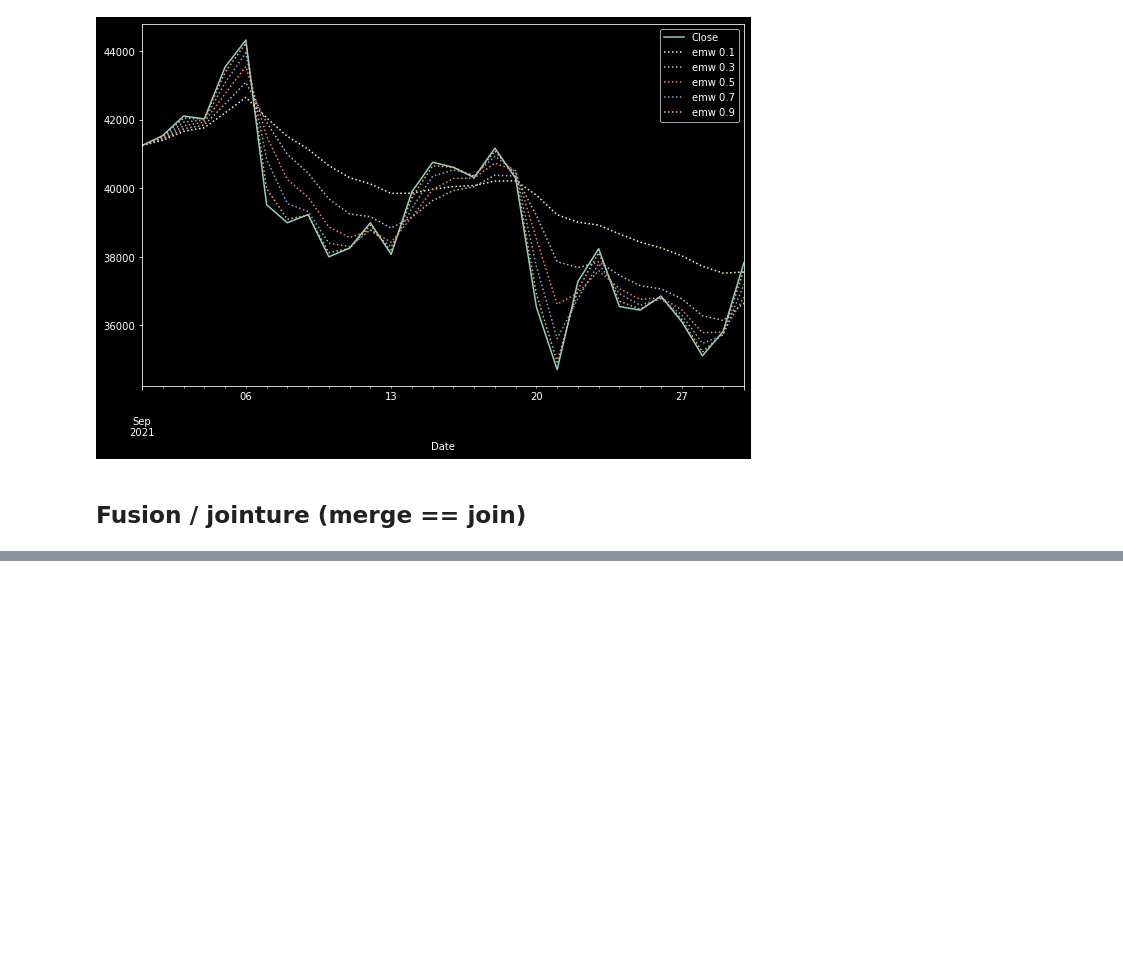
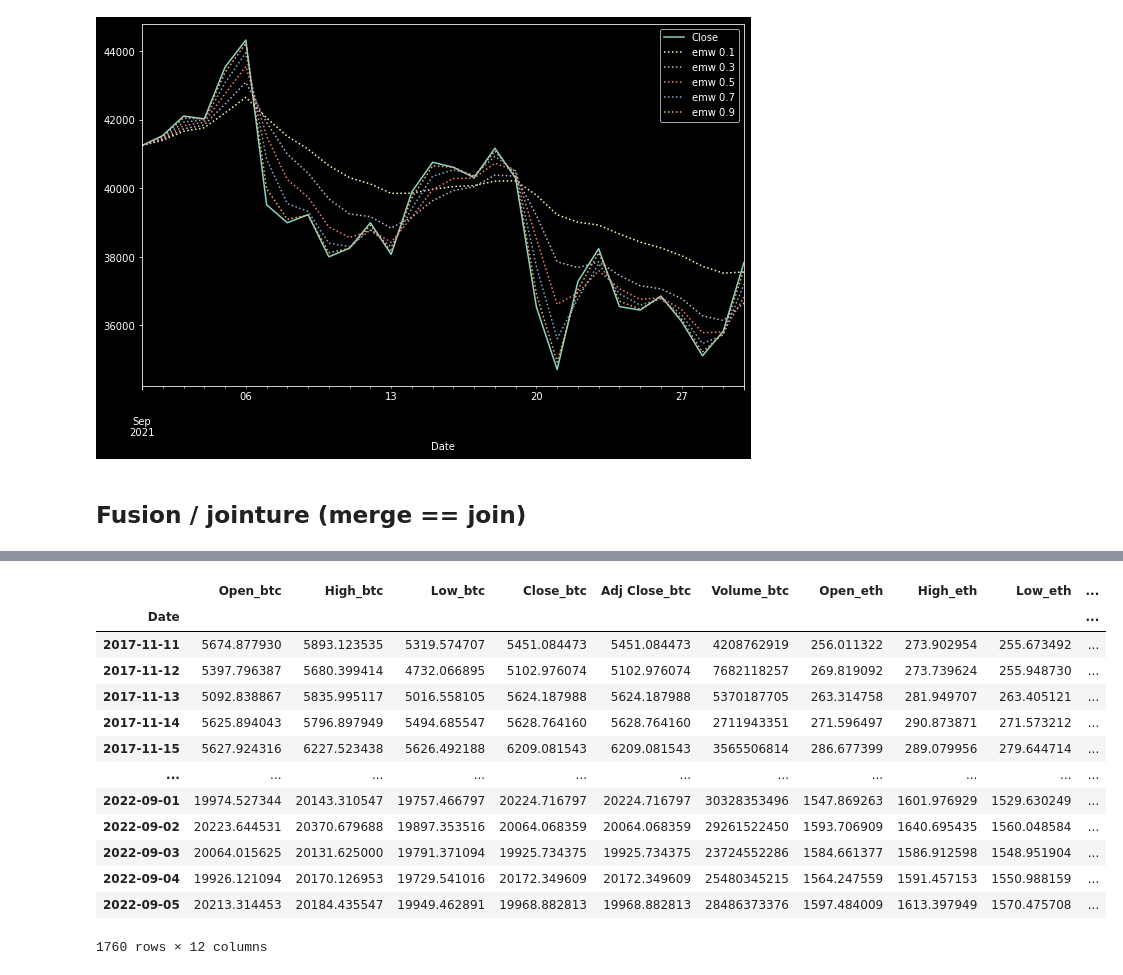
Before and after one commit to Franck-PepperLabs/pepper_data-science_practising, a Jupyter notebook: Machine Learnia/jupyter/ml_18_pandas_timeseries.ipynb, the cells around one changed output, grey strips where cells are left out. Saved outputs shown, nothing was run; the diff lists cells and outputs as text; code cells hidden in the pictures; blank space fills up the shorter version.

```diff
--- a/Machine Learnia/jupyter/ml_18_pandas_timeseries.ipynb
+++ b/Machine Learnia/jupyter/ml_18_pandas_timeseries.ipynb
@@ -184,0 +212,18 @@ plt.show()
+# %%
+merged = btc_eur.join(eth_eur, how='inner', lsuffix='_btc', rsuffix='_eth')
+display(merged)
+# %% [output]
+|  | Open_btc | High_btc | Low_btc | Close_btc | Adj Close_btc | Volume_btc | Open_eth | High_eth | Low_eth | ... |
+| Date |  |  |  |  |  |  |  |  |  | ... |
+| 2017-11-11 | 5674.877930 | 5893.123535 | 5319.574707 | 5451.084473 | 5451.084473 | 4208762919 | 256.011322 | 273.902954 | 255.673492 | ... |
+| 2017-11-12 | 5397.796387 | 5680.399414 | 4732.066895 | 5102.976074 | 5102.976074 | 7682118257 | 269.819092 | 273.739624 | 255.948730 | ... |
+| 2017-11-13 | 5092.838867 | 5835.995117 | 5016.558105 | 5624.187988 | 5624.187988 | 5370187705 | 263.314758 | 281.949707 | 263.405121 | ... |
+| 2017-11-14 | 5625.894043 | 5796.897949 | 5494.685547 | 5628.764160 | 5628.764160 | 2711943351 | 271.596497 | 290.873871 | 271.573212 | ... |
+| 2017-11-15 | 5627.924316 | 6227.523438 | 5626.492188 | 6209.081543 | 6209.081543 | 3565506814 | 286.677399 | 289.079956 | 279.644714 | ... |
+| ... | ... | ... | ... | ... | ... | ... | ... | ... | ... | ... |
+| 2022-09-01 | 19974.527344 | 20143.310547 | 19757.466797 | 20224.716797 | 20224.716797 | 30328353496 | 1547.869263 | 1601.976929 | 1529.630249 | ... |
+| 2022-09-02 | 20223.644531 | 20370.679688 | 19897.353516 | 20064.068359 | 20064.068359 | 29261522450 | 1593.706909 | 1640.695435 | 1560.048584 | ... |
+| 2022-09-03 | 20064.015625 | 20131.625000 | 19791.371094 | 19925.734375 | 19925.734375 | 23724552286 | 1584.661377 | 1586.912598 | 1548.951904 | ... |
+| 2022-09-04 | 19926.121094 | 20170.126953 | 19729.541016 | 20172.349609 | 20172.349609 | 25480345215 | 1564.247559 | 1591.457153 | 1550.988159 | ... |
+| 2022-09-05 | 20213.314453 | 20184.435547 | 19949.462891 | 19968.882813 | 19968.882813 | 28486373376 | 1597.484009 | 1613.397949 | 1570.475708 | ... |
+1760 rows × 12 columns
```
Also changed, not shown: parts of 5 cells of this notebook, 2 other files.
